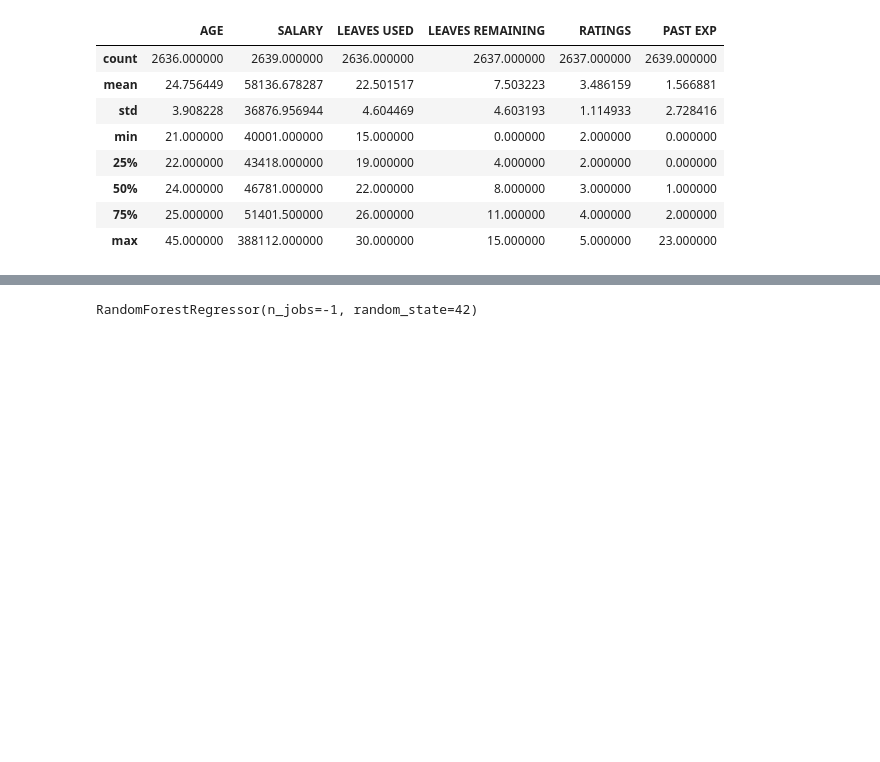
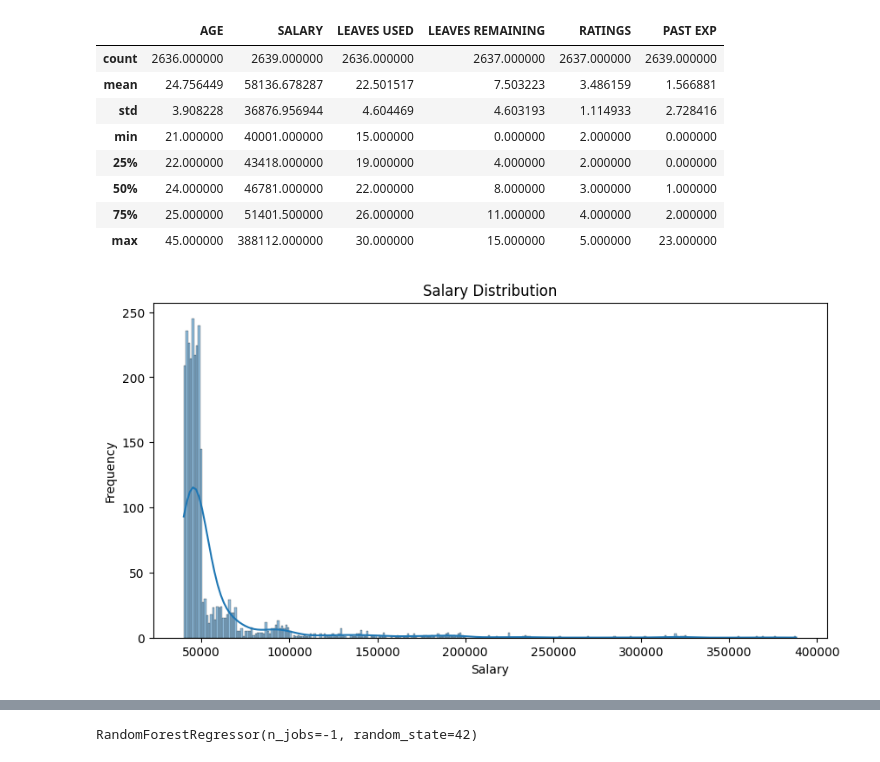
Before and after one commit to hous087S/Conformal-prediction, a Jupyter notebook: INFOSP.ipynb, the cells around one changed output, grey strips where cells are left out. Cells and saved outputs as stored; diff of their text form; code cells hidden in the pictures; blank space fills up the shorter version.

Commit message:
salary ratings

```diff
--- a/INFOSP.ipynb
+++ b/INFOSP.ipynb
@@ -32,3 +34,13 @@ df.describe()
 | 50% | 24.000000 | 46781.000000 | 22.000000 | 8.000000 | 3.000000 | 1.000000 |
 | 75% | 25.000000 | 51401.500000 | 26.000000 | 11.000000 | 4.000000 | 2.000000 |
 | max | 45.000000 | 388112.000000 | 30.000000 | 15.000000 | 5.000000 | 23.000000 |
+# %%
+plt.figure(figsize=(10, 5))
+sns.histplot(df['SALARY'], kde=True)
+plt.title('Salary Distribution')
+plt.xlabel('Salary')
+plt.ylabel('Frequency')
+plt.show()
+print()
+# %% [output]
+[figure, added]
```
Also changed, not shown: parts of 3 cells of this notebook, 3 other files.
